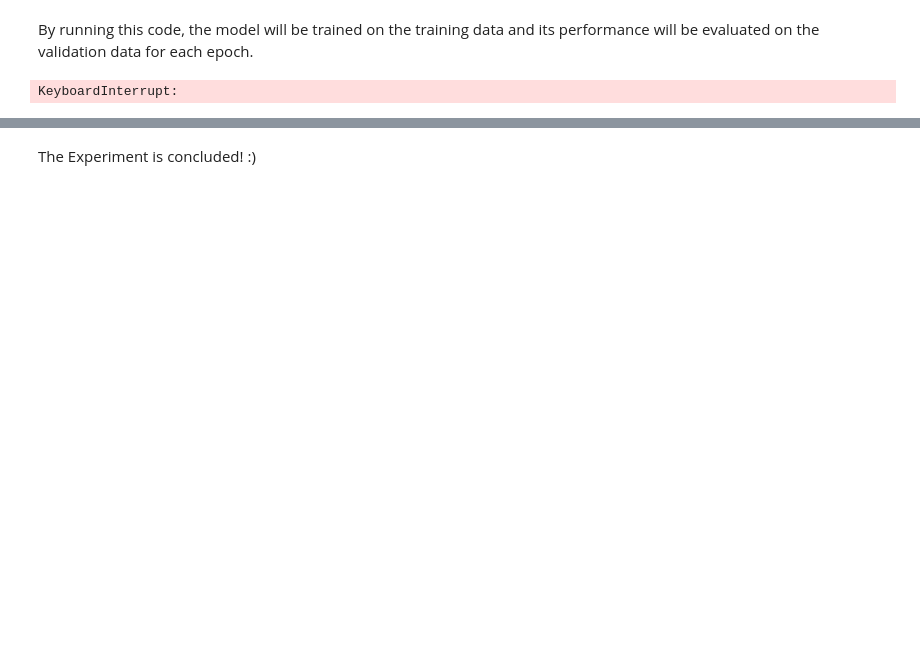
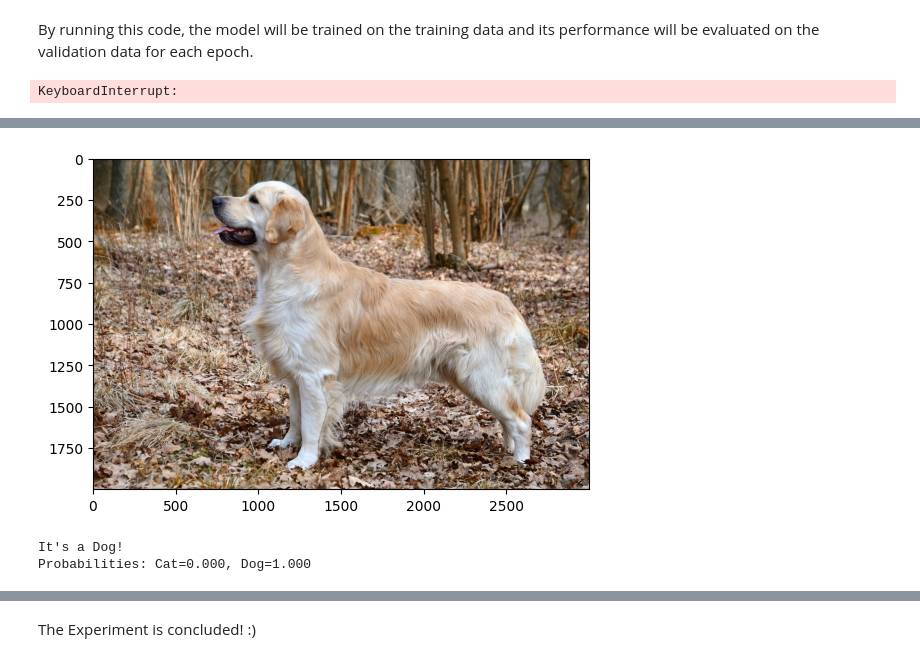
Before and after one commit to AndreaCorsini1/DataDrivenOptimization, a Jupyter notebook: FromFluffyToFurry.ipynb, the cells around one changed output, grey strips where cells are left out. Cells and saved outputs as stored; diff of their text form; code cells hidden in the pictures; blank space fills up the shorter version.

```diff
--- a/FromFluffyToFurry.ipynb
+++ b/FromFluffyToFurry.ipynb
@@ -551,0 +563,20 @@ It's a Dog!
+# %%
+# Plot image
+name_file = "Golden_retriever_stehfoto.jpg?download"
+img = mpimg.imread(name_file)
+plt.imshow(img)
+plt.show()
+
+# Predict
+img = Image.open(name_file)
+img = img.resize((224, 224))
+transform = get_val_transform()
+img = transform(img)
+img = torch.unsqueeze(img, 0)
+out = model(img.to(device))
+print("It's a", "Cat!" if out < 0.5 else "Dog!")
+print(f"Probabilities: Cat={1-out.item():.3f}, Dog={out.item():.3f}")
+# %% [output]
+[figure, added]
+It's a Dog!
+Probabilities: Cat=0.000, Dog=1.000
```
Also changed, not shown: parts of 16 cells of this notebook, 1 other file.
